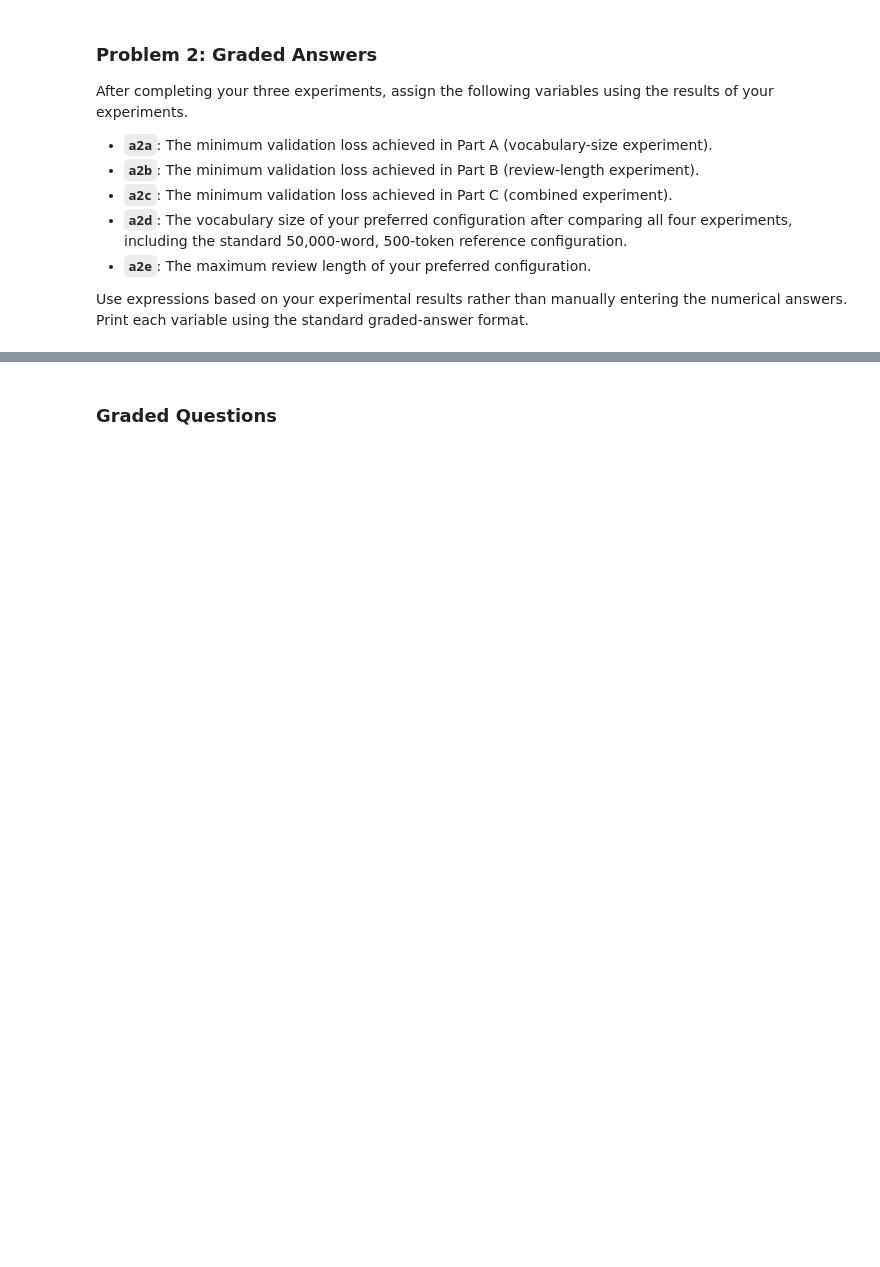
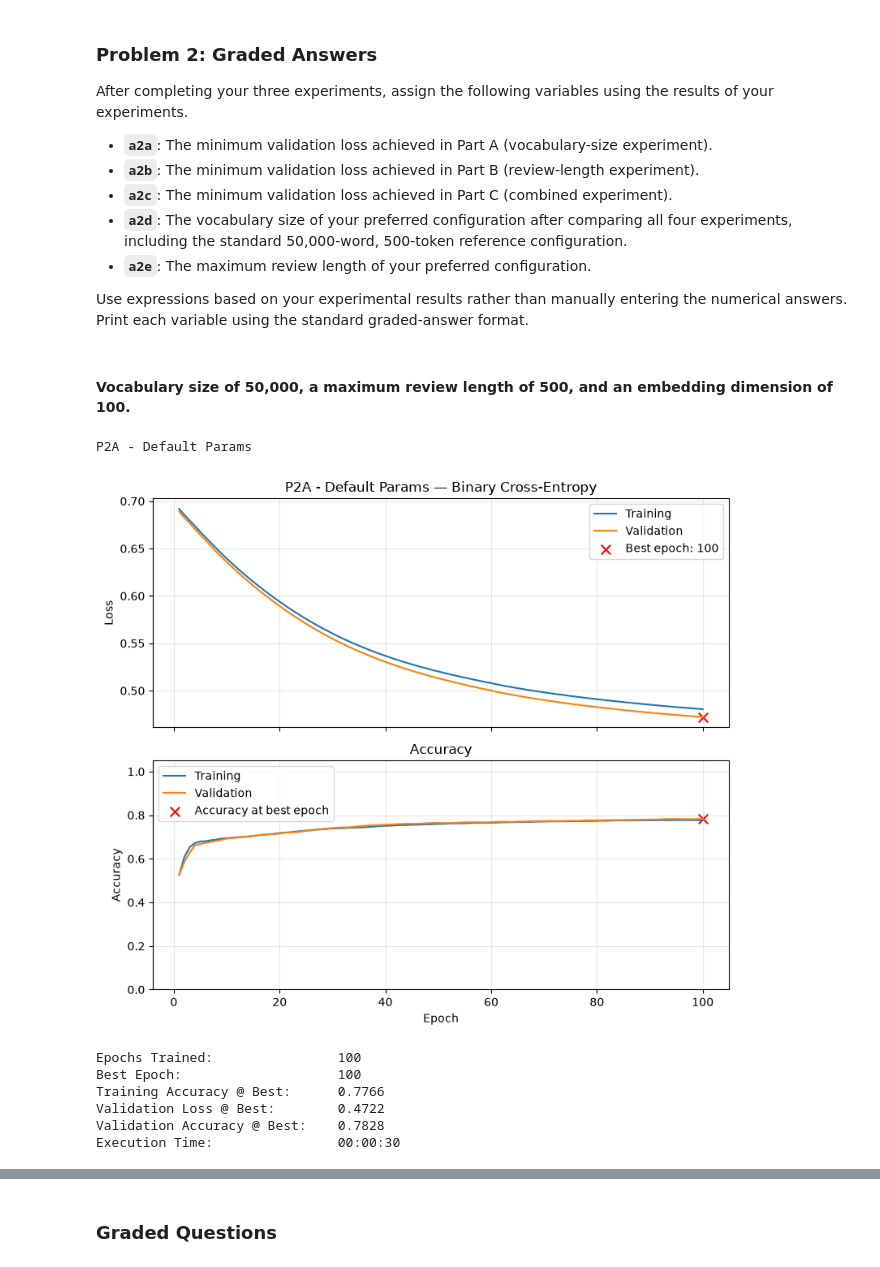
Before and after one commit to calebhadley1/Advanced_ML_and_AI_Coursework, a Jupyter notebook: Homework_07.ipynb, the cells around one changed output, grey strips where cells are left out. Cells and saved outputs as stored; diff of their text form; code cells hidden in the pictures; blank space fills up the shorter version.

```diff
--- a/Homework_07.ipynb
+++ b/Homework_07.ipynb
@@ -285,7 +285,7 @@ We will use the same split throughout the homework so that experiments with diff
 # Load and preprocess the IMDB dataset
 # ============================================================
 
-training_vocabulary_size = 50_000       # <-----
+training_vocabulary_size = 10_000       # <-----
 max_text_length          = 500          # <-----
 DATA_FRACTION            = 0.25         # <----- 1.0 for final submission
 
@@ -1082,5 +1080,46 @@ After completing your three experiments, assign the following variables using th
 - **`a2e`**: The maximum review length of your preferred configuration.
 
 Use expressions based on your experimental results rather than manually entering the numerical answers. Print each variable using the standard graded-answer format.
+# %% [markdown]
+#### Vocabulary size of 50,000, a maximum review length of 500, and an embedding dimension of 100.
 # %%
-# Your code here; add as many cells as you wish
+
+def create_p2_model(vocab_size=training_vocabulary_size, text_length=max_text_length, dimension=embedding_dimension):
+    return Sequential([
+        Input(shape=(text_length,), dtype="int32"),
+
+        Embedding(
+            input_dim=vocab_size,
+            output_dim=dimension,
+            weights=[embedding_matrix],
+            mask_zero=True,          # Exclude padding from pooling
+            trainable=False          # Freeze pretrained embeddings
+        ),
+
+        GlobalAveragePooling1D(),    # Average word embeddings
+
+        Dense(64, activation="relu"),
+
+        Dense(1, activation="sigmoid")
+    ])
+
+# default params
+p2a_model1 = create_p2_model()
+
+p2a_model1_results = train_and_validate(
+    p2a_model1,
+    X_train, y_train,
+    X_val, y_val,
+    epochs = 100,
+    lr_schedule=1e-4,
+    title="P2A - Default Params"
+)
+# %% [output]
+P2A - Default Params
+[figure, added]
+Epochs Trained:                100
+Best Epoch:                    100
+Training Accuracy @ Best:      0.7766
+Validation Loss @ Best:        0.4722
+Validation Accuracy @ Best:    0.7828
+Execution Time:                00:00:30
```
Also changed, not shown: parts of 24 cells of this notebook.
